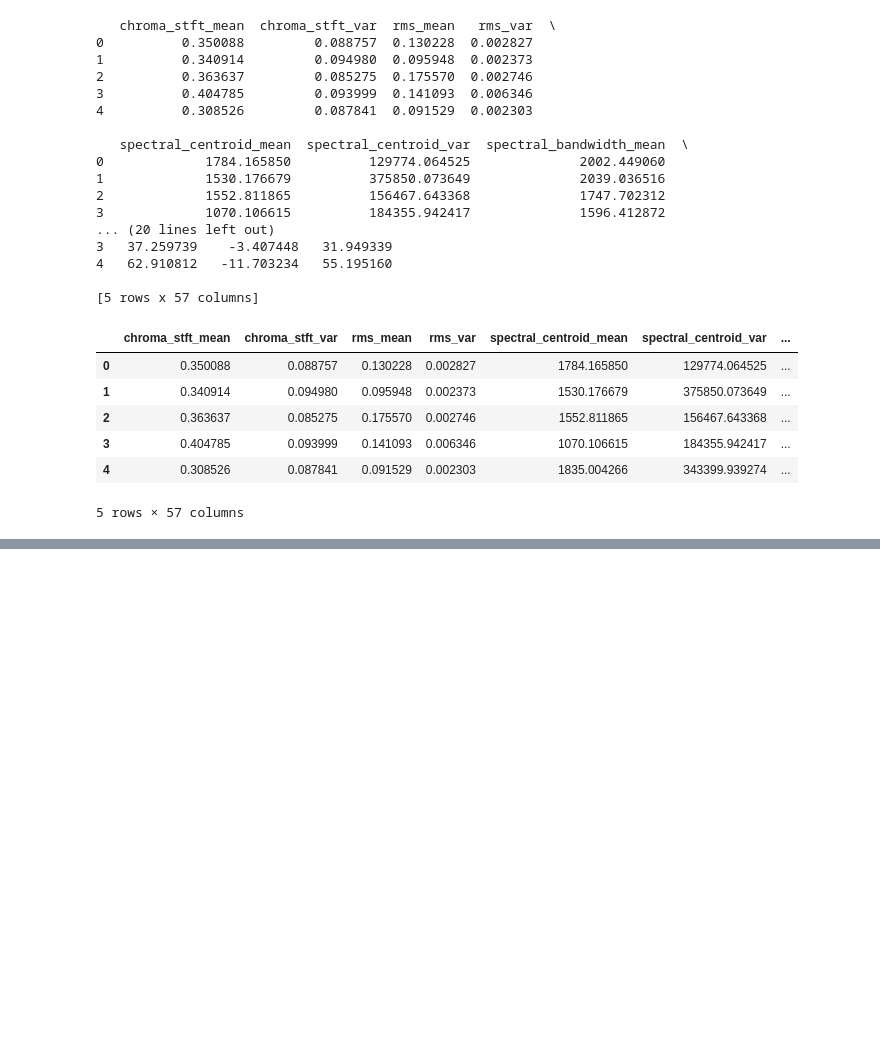
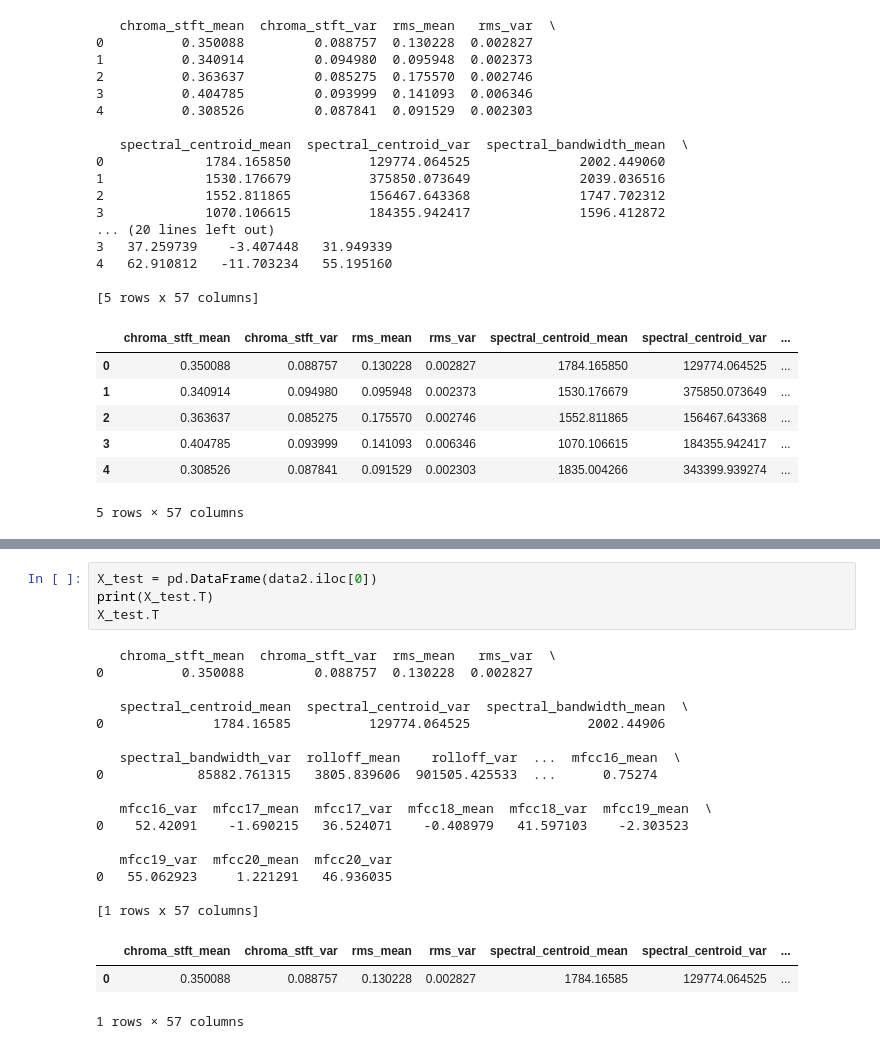
Before and after one commit to SCJA-JEDHA/GTZAN_music_genre_classification, a Jupyter notebook: 2_model_train/train_PCA_GTZAN.ipynb, the cells around one changed output, grey strips where cells are left out. Saved outputs shown, nothing was run; the diff lists cells and outputs as text; blank space fills up the shorter version.

```diff
--- a/2_model_train/train_PCA_GTZAN.ipynb
+++ b/2_model_train/train_PCA_GTZAN.ipynb
@@ -189,0 +193,24 @@ with open(pca_pipeline_path, 'wb') as f:
+# %%
+X_test = pd.DataFrame(data2.iloc[0])
+print(X_test.T)
+X_test.T
+# %% [output]
+   chroma_stft_mean  chroma_stft_var  rms_mean   rms_var  \
+0          0.350088         0.088757  0.130228  0.002827
+
+   spectral_centroid_mean  spectral_centroid_var  spectral_bandwidth_mean  \
+0              1784.16585          129774.064525               2002.44906
+
+   spectral_bandwidth_var  rolloff_mean    rolloff_var  ...  mfcc16_mean  \
+0            85882.761315   3805.839606  901505.425533  ...      0.75274
+
+   mfcc16_var  mfcc17_mean  mfcc17_var  mfcc18_mean  mfcc18_var  mfcc19_mean  \
+0    52.42091    -1.690215   36.524071    -0.408979   41.597103    -2.303523
+
+   mfcc19_var  mfcc20_mean  mfcc20_var
+0   55.062923     1.221291   46.936035
+
+[1 rows x 57 columns]
+|  | chroma_stft_mean | chroma_stft_var | rms_mean | rms_var | spectral_centroid_mean | spectral_centroid_var | ... |
+| 0 | 0.350088 | 0.088757 | 0.130228 | 0.002827 | 1784.16585 | 129774.064525 | ... |
+1 rows × 57 columns
```
Also changed, not shown: parts of 5 cells of this notebook, 2 other files.
